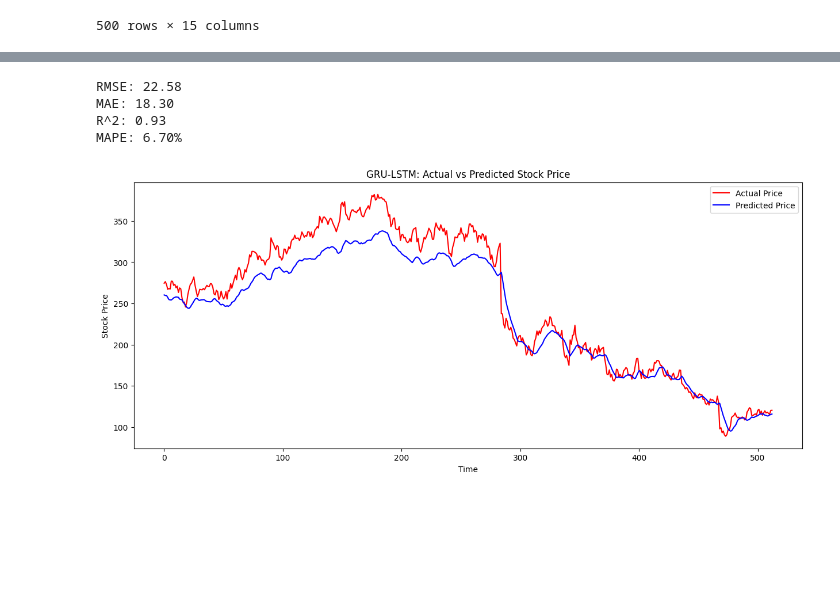
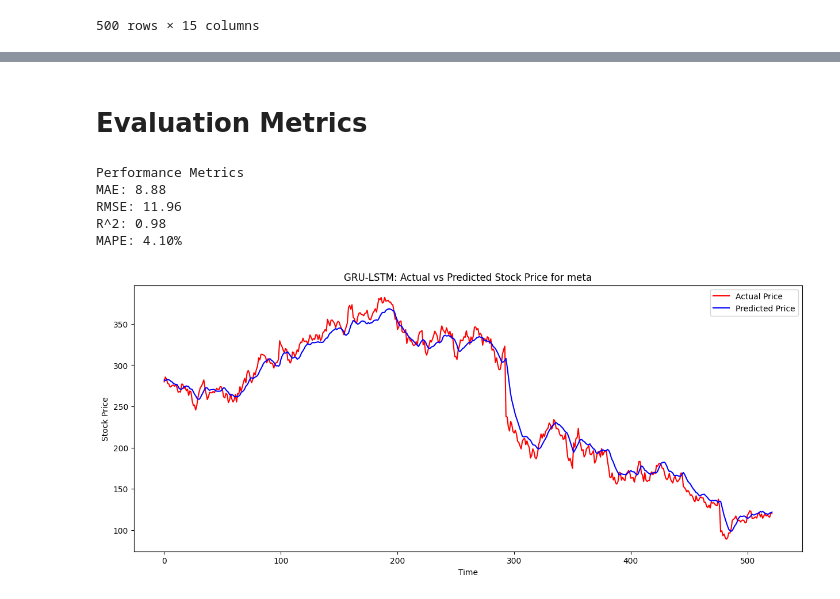
Before and after one commit to mitpoet/2203235_Capstone, a Jupyter notebook: GRU-LSTM/GRU-LSTM_Best.ipynb, the cells around one changed output, grey strips where cells are left out. Cells and saved outputs as stored; diff of their text form; code cells hidden in the pictures; blank space fills up the shorter version.

```diff
--- a/GRU-LSTM/GRU-LSTM_Best.ipynb
+++ b/GRU-LSTM/GRU-LSTM_Best.ipynb
@@ -158,0 +123,24 @@ Epoch 20/20
+# %%
+from tensorflow.keras.callbacks import EarlyStopping, ReduceLROnPlateau
+from tensorflow.keras.optimizers import Adam
+
+# Build GRU-LSTM model
+model = Sequential()
+model.add(GRU(units=100, return_sequences=True, input_shape=(seq_length, len(feature_columns))))
+model.add(Dropout(0.3))
+model.add(LSTM(units=100))
+model.add(Dropout(0.3))
+model.add(Dense(units=1))
+
+# Compile with custom learning rate
+optimizer = Adam(learning_rate=0.001)
+model.compile(optimizer= optimizer, loss='mse')
+
+# Callbacks for improved training
+callbacks = [
+    EarlyStopping(monitor='val_loss', patience=10, restore_best_weights=True),
+    ReduceLROnPlateau(monitor='val_loss', factor=0.5, patience=5, min_lr=1e-6)
+]
+
+# Train with validation
+history = model.fit(X_train, y_train, epochs=100, batch_size=32, validation_split=0.1, callbacks=callbacks, verbose=1)
@@ -179,27 +195,31 @@ y_test = scaler.inverse_transform(y_test_scaled)[:, 0]  # Extract 'Close'
+# %% [markdown]
+# Evaluation Metrics
 # %%
 # Evaluate
 rmse = np.sqrt(mean_squared_error(y_test, y_pred))
 mae = mean_absolute_error(y_test, y_pred)
 r2 = r2_score(y_test, y_pred)
 mape = np.mean(np.abs((y_test - y_pred) / y_test)) * 100
 
+print("Performance Metrics")
+print(f'MAE: {mae:.2f}')
 print(f'RMSE: {rmse:.2f}')
-print(f'MAE: {mae:.2f}')
 print(f'R^2: {r2:.2f}')
 print(f'MAPE: {mape:.2f}%')
 
 # Plot
 plt.figure(figsize=(15, 6))
 plt.plot(y_test, label='Actual Price', color='red')
 plt.plot(y_pred, label='Predicted Price', color='blue')
-plt.title('GRU-LSTM: Actual vs Predicted Stock Price')
+plt.title('GRU-LSTM: Actual vs Predicted Stock Price for meta')
 plt.xlabel('Time')
 plt.ylabel('Stock Price')
 plt.legend()
 plt.show()
 # %% [output]
-RMSE: 22.58
-MAE: 18.30
-R^2: 0.93
-MAPE: 6.70%
+Performance Metrics
+MAE: 8.88
+RMSE: 11.96
+R^2: 0.98
+MAPE: 4.10%
-[figure, old version]
+[figure, new version]
```
Also changed, not shown: parts of 22 cells of this notebook, 56 other files.
